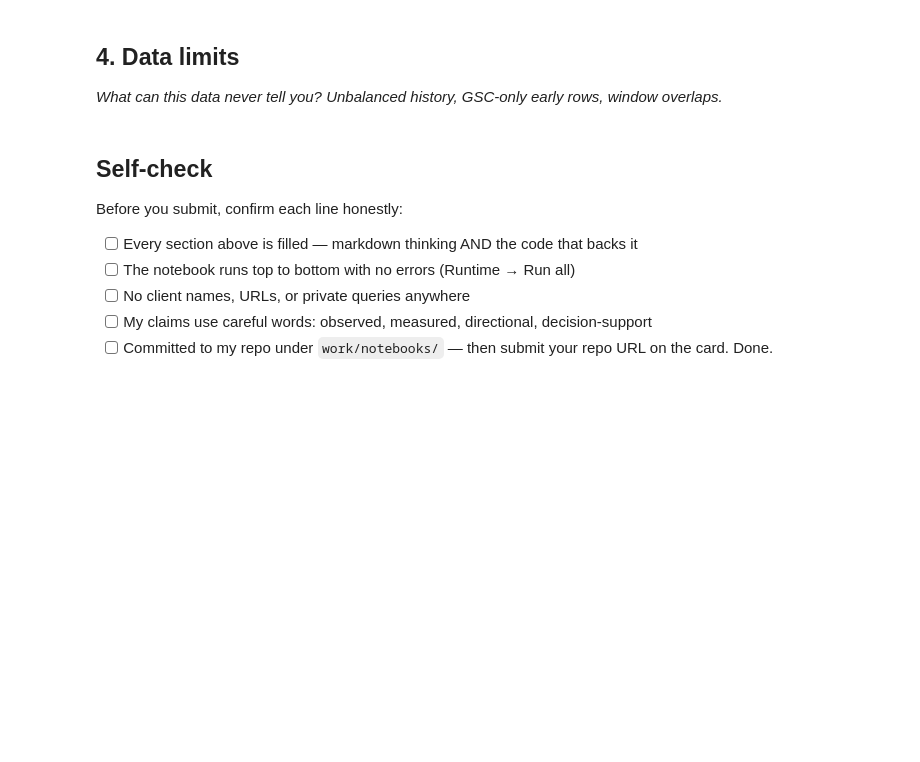
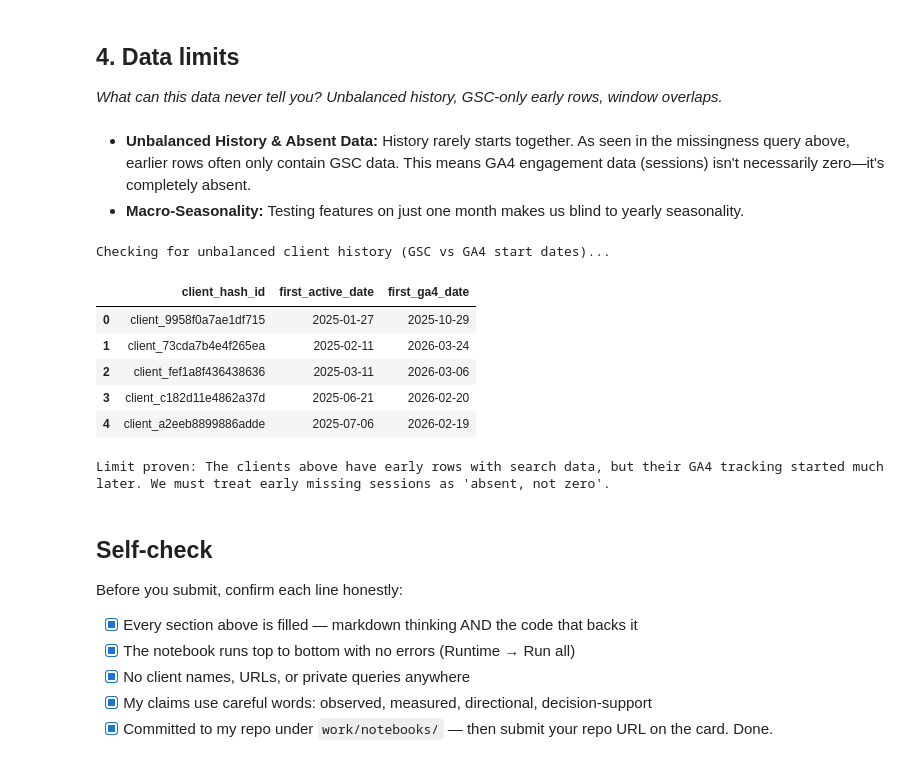
Before and after one commit to umer6016/flyrank-internship, a Jupyter notebook: work/notebooks/w03_data_contract.ipynb, the cells around one changed output. Cells and saved outputs as stored; diff of their text form; code cells hidden in the pictures; blank space fills up the shorter version.

```diff
--- a/work/notebooks/w03_data_contract.ipynb
+++ b/work/notebooks/w03_data_contract.ipynb
@@ -15,0 +17,28 @@ This skeleton is yours to fill. Work the sections **in order** — each one has
+# %%
+import os
+import pandas as pd
+from google.colab import userdata
+import duckdb
+
+# 1. Ensure we are in the repo directory
+if not os.path.exists('flyrank-internship'):
+    !git clone https://github.com/umer6016/flyrank-internship.git
+if os.getcwd() != '/content/flyrank-internship':
+    os.chdir('flyrank-internship')
+
+# 2. Load Hugging Face Token and init DuckDB
+try:
+    hf_token = userdata.get('HF_TOKEN')
+    os.environ['HF_TOKEN'] = hf_token
+
+    con = duckdb.connect()
+    con.execute("INSTALL httpfs; LOAD httpfs;")
+
+    # --- THE FIX: Explicitly pass the token to DuckDB's secret manager ---
+    con.execute(f"CREATE SECRET (TYPE HUGGINGFACE, TOKEN '{hf_token}');")
+
+    base_path = "hf://datasets/FlyRank/internship-warehouse/fact_content_daily_performance/**/*.parquet"
+    print("Setup complete. Hugging Face token loaded and DuckDB authenticated for gated data.")
+except Exception as e:
+    print("ERROR: Please add HF_TOKEN to your Colab Secrets (🔑 icon on the left).")
+    print(e)
@@ -37,10 +141,38 @@ This skeleton is yours to fill. Work the sections **in order** — each one has
+# %% [markdown]
+- **Unbalanced History & Absent Data:** History rarely starts together. As seen in the missingness query above, earlier rows often only contain GSC data. This means GA4 engagement data (sessions) isn't necessarily zero—it's completely absent.
+- **Macro-Seasonality:** Testing features on just one month makes us blind to yearly seasonality.
+# %%
+print("Checking for unbalanced client history (GSC vs GA4 start dates)...")
+
+q4 = f"""
+SELECT
+    client_hash_id,
+    MIN(report_date) as first_active_date,
+    MIN(CASE WHEN ga4_data_available IS TRUE THEN report_date END) as first_ga4_date
+FROM '{base_path}'
+GROUP BY client_hash_id
+HAVING first_ga4_date > first_active_date
+LIMIT 5
+"""
+display(con.execute(q4).df())
+
+print("Limit proven: The clients above have early rows with search data, but their GA4 tracking started much later. We must treat early missing sessions as 'absent, not zero'.")
+# %% [output]
+Checking for unbalanced client history (GSC vs GA4 start dates)...
+|  | client_hash_id | first_active_date | first_ga4_date |
+| 0 | client_9958f0a7ae1df715 | 2025-01-27 | 2025-10-29 |
+| 1 | client_73cda7b4e4f265ea | 2025-02-11 | 2026-03-24 |
+| 2 | client_fef1a8f436438636 | 2025-03-11 | 2026-03-06 |
+| 3 | client_c182d11e4862a37d | 2025-06-21 | 2026-02-20 |
+| 4 | client_a2eeb8899886adde | 2025-07-06 | 2026-02-19 |
+Limit proven: The clients above have early rows with search data, but their GA4 tracking started much later. We must treat early missing sessions as 'absent, not zero'.
 # %% [markdown]
 ## Self-check
 
 Before you submit, confirm each line honestly:
 
-- [ ] Every section above is filled — markdown thinking AND the code that backs it
-- [ ] The notebook runs top to bottom with no errors (Runtime → Run all)
-- [ ] No client names, URLs, or private queries anywhere
-- [ ] My claims use careful words: observed, measured, directional, decision-support
-- [ ] Committed to my repo under `work/notebooks/` — then submit your repo URL on the card. Done.
+- [x] Every section above is filled — markdown thinking AND the code that backs it
+- [x] The notebook runs top to bottom with no errors (Runtime → Run all)
+- [x] No client names, URLs, or private queries anywhere
+- [x] My claims use careful words: observed, measured, directional, decision-support
+- [x] Committed to my repo under `work/notebooks/` — then submit your repo URL on the card. Done.
```
Also changed, not shown: parts of 10 cells of this notebook.
